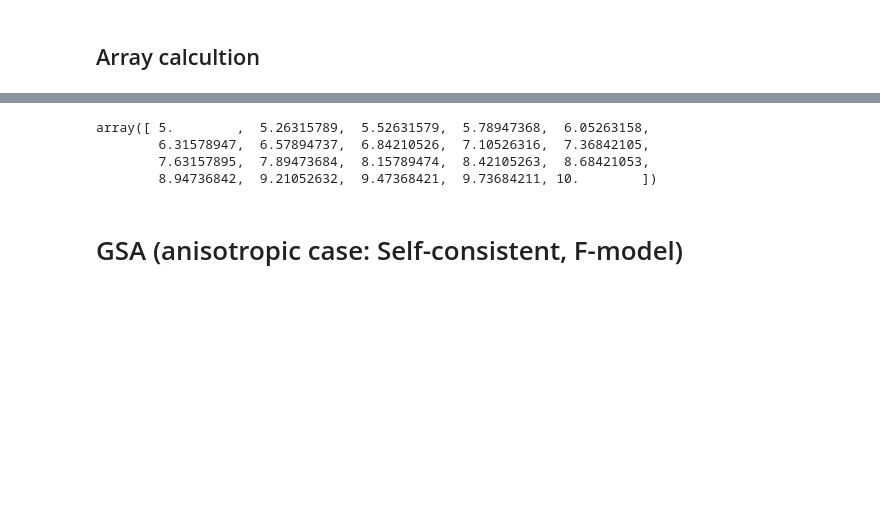
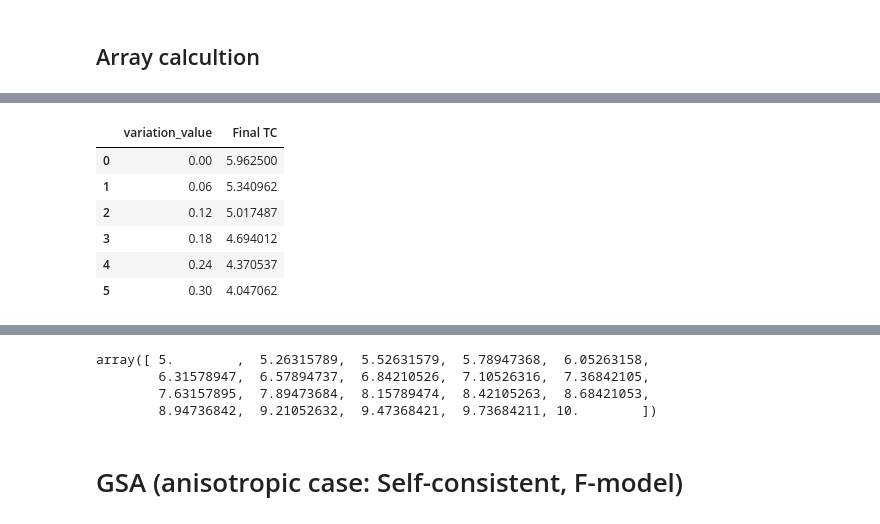
Before and after one commit to MariiaKalinina/RPM, a Jupyter notebook: RPM_FRAMEWORK.ipynb, the cells around one changed output, grey strips where cells are left out. Saved outputs shown, nothing was run; the diff lists cells and outputs as text; code cells hidden in the pictures; blank space fills up the shorter version.

```diff
--- a/RPM_FRAMEWORK.ipynb
+++ b/RPM_FRAMEWORK.ipynb
@@ -1015,0 +1032,10 @@ results = analyzer.calculate_variable_parameter(
+# %%
+results_df[['variation_value', 'Final TC']]
+# %% [output]
+|  | variation_value | Final TC |
+| 0 | 0.00 | 5.962500 |
+| 1 | 0.06 | 5.340962 |
+| 2 | 0.12 | 5.017487 |
+| 3 | 0.18 | 4.694012 |
+| 4 | 0.24 | 4.370537 |
+| 5 | 0.30 | 4.047062 |
```
Also changed, not shown: parts of 10 cells of this notebook.
